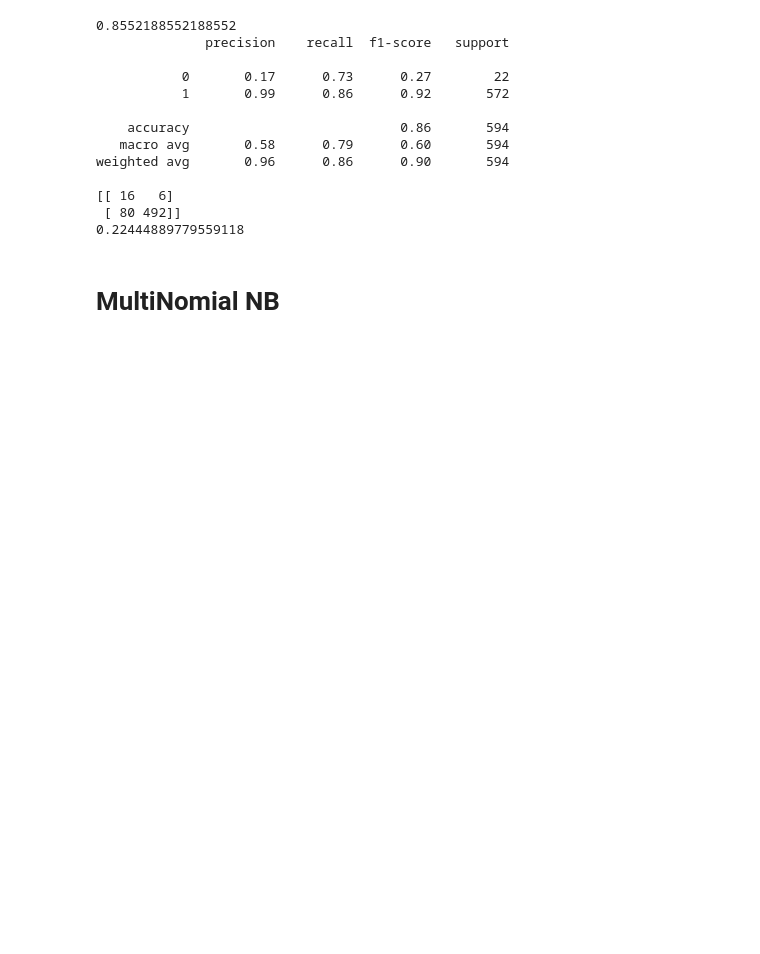
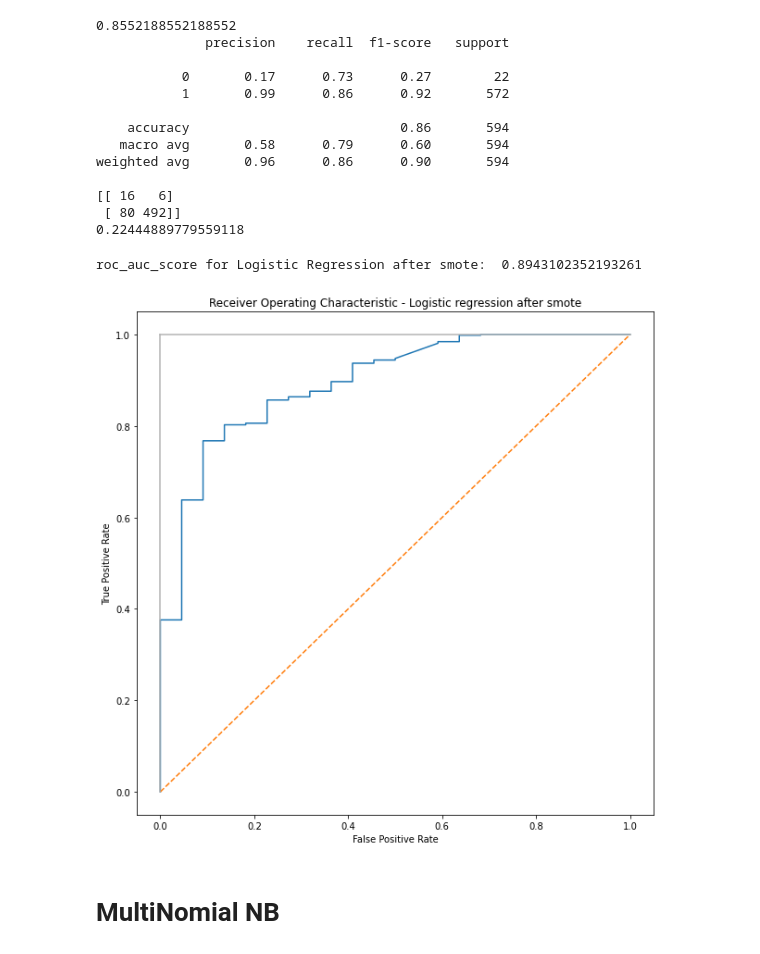
Before and after one commit to seelamsettisahithi/amazon-product-reviews-sentiment-analysis, a Jupyter notebook: Amazon_Model.ipynb, the cells around one changed output. Saved outputs shown, nothing was run; the diff lists cells and outputs as text; code cells hidden in the pictures; blank space fills up the shorter version.

```diff
--- a/Amazon_Model.ipynb
+++ b/Amazon_Model.ipynb
@@ -370,6 +368,23 @@ weighted avg       0.96      0.86      0.90       594
 [[ 16   6]
  [ 80 492]]
 0.22444889779559118
+# %%
+y_score2 = model2.predict_proba(X_test_tfidf)[:,1]
+
+false_positive_rate2, true_positive_rate2, threshold1 = roc_curve(testy, y_score2)
+print('roc_auc_score for Logistic Regression after smote: ', roc_auc_score(testy, y_score2))
+
+plt.subplots(1, figsize=(10,10))
+plt.title('Receiver Operating Characteristic - Logistic regression after smote')
+plt.plot(false_positive_rate2, true_positive_rate2)
+plt.plot([0, 1], ls="--")
+plt.plot([0, 0], [1, 0] , c=".7"), plt.plot([1, 1] , c=".7")
+plt.ylabel('True Positive Rate')
+plt.xlabel('False Positive Rate')
+plt.show()
+# %% [output]
+roc_auc_score for Logistic Regression after smote:  0.8943102352193261
+[figure, added]
 # %% [markdown]
 # MultiNomial NB
 # %%
```
Also changed, not shown: parts of 19 cells of this notebook.
